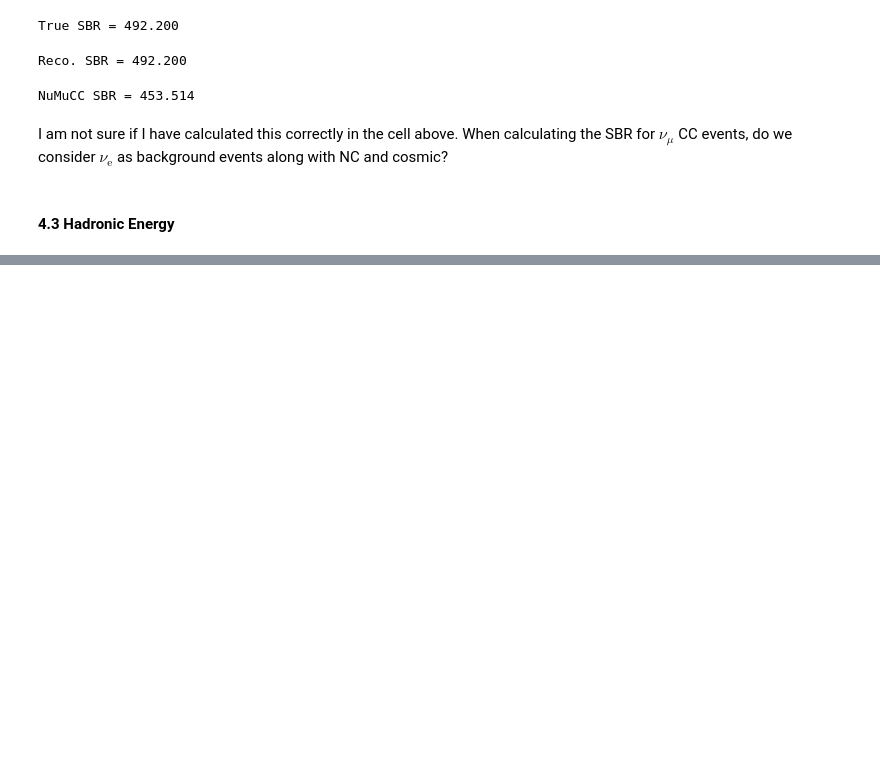
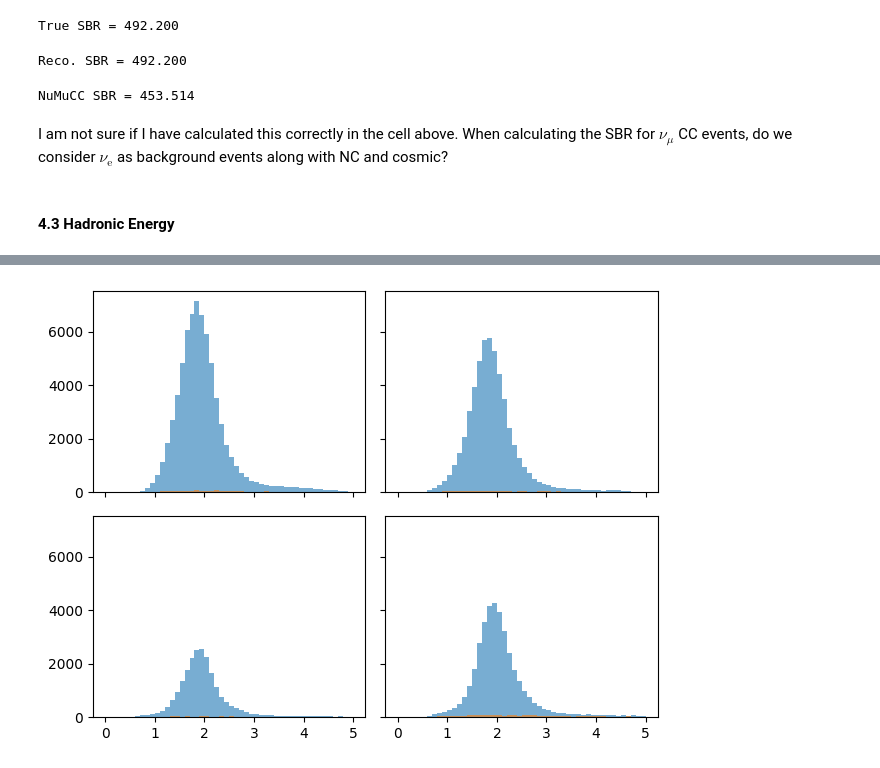
Before and after one commit to aditya-marathe/msci-project, a Jupyter notebook: src/notebooks/initial_analysis.ipynb, the cells around one changed output, grey strips where cells are left out. Drawn from its saved outputs; the diff is of its cells as text; code cells hidden in the pictures; blank space fills up the shorter version.

```diff
--- a/src/notebooks/initial_analysis.ipynb
+++ b/src/notebooks/initial_analysis.ipynb
@@ -1211,0 +1238,7 @@ ax.set_ylabel(r'Events');
+# %%
+had_e_func = (
+    (df['rec.energy.numu.lstmnu'] - df['rec.energy.numu.lstmmuon'])
+    / df['rec.energy.numu.lstmnu']
+)
+
+print(f'Hadronic Energy Function = \n{had_e_func}')
@@ -1211,0 +1271,4 @@ ax.set_ylabel(r'Events');
+# %%
+q1 = had_e_func.quantile(q=0.25)
+q2 = had_e_func.quantile(q=0.50)
+q3 = had_e_func.quantile(q=0.75)
@@ -1212,2 +1290,41 @@ ax.set_ylabel(r'Events');
+# %%
+fig, axs = plt.subplots(2, 2, sharex=True, sharey=True)
+
+axs = axs.flatten()
+
+bins_conf = np.linspace(0, 5, 50 + 1)
+
+had_e_cuts = [
+    (had_e_func <= q1),
+    (had_e_func > q1) & (had_e_func <= q2),
+    (had_e_func > q2) & (had_e_func <= q3),
+    (had_e_func > q3)
+]
+
+had_e_cuts.reverse()
+
+for i, had_e_cut in enumerate(had_e_cuts):
+    axs[i].hist(
+        df['rec.energy.numu.E'][df['isNuMuCC'] & df['numufull']][had_e_cut],
+        bins=bins_conf, alpha=0.6
+    )
+
+    _i = (~df['numucosrej']) & df['numuQuality'] & df['numuBasicQuality']
+
+    axs[i].hist(
+        df['rec.energy.numu.E'][~df['isNuMuCC'] & df['numufull']][had_e_cut],
+        bins=bins_conf, alpha=0.6
+    )
+
+ax.tick_params(axis='both', direction='in', top=True, right=True, size=7)
+ax.tick_params(axis='both', which='minor', direction='in', right=True, size=3.5)
+
+ax.set_xlim(0, 5)
+
+ax.set_title('')
+
+plt.tight_layout();
+# %% [output]
+[figure, added]
 # %%
 my_data.close()
```
Also changed, not shown: parts of 10 cells of this notebook.
